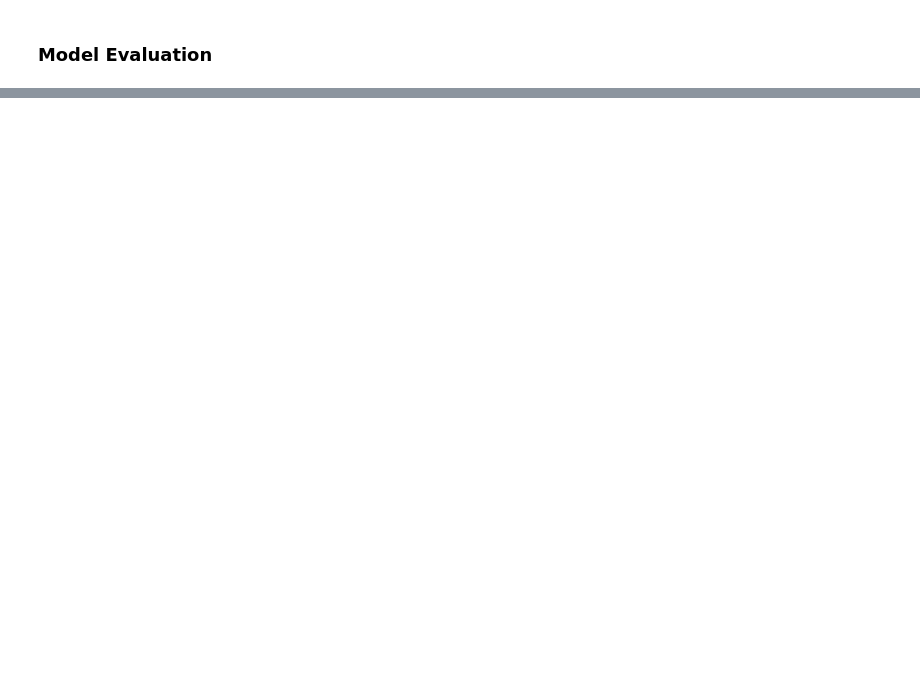
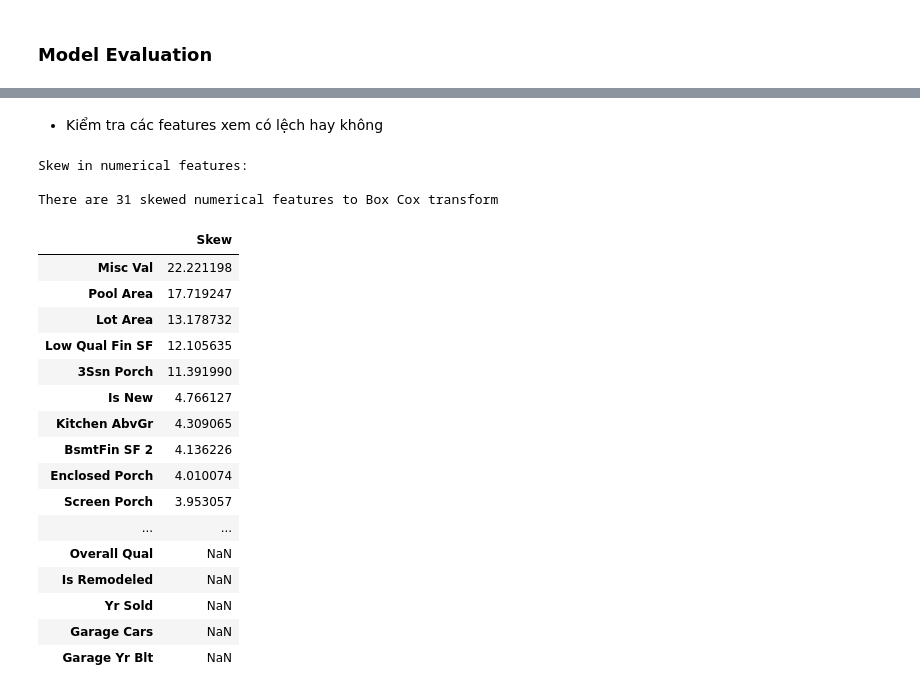
Before and after one commit to quocanh944/AmesHousingML, a Jupyter notebook: final.ipynb, the cells around one changed output, grey strips where cells are left out. Saved outputs shown, nothing was run; the diff lists cells and outputs as text; code cells hidden in the pictures; blank space fills up the shorter version.

```diff
--- a/final.ipynb
+++ b/final.ipynb
@@ -1176,0 +1276,41 @@ plt.show()
+# %% [markdown]
+* Kiểm tra các features xem có lệch hay không
+# %%
+from scipy import stats
+
+numeric_feats = df.dtypes[df.dtypes != "object"].index
+
+# Check the skew of all numerical features
+skewed_feats = df[numeric_feats].apply(lambda x: stats.skew(x.dropna())).sort_values(ascending=False)
+print("\nSkew in numerical features: \n")
+skewness = pd.DataFrame({'Skew' :skewed_feats})
+skewness.head(10)
+#
+skewness = skewness[abs(skewness) > 0.75]
+print("There are {} skewed numerical features to Box Cox transform".format(skewness.shape[0]))
+# %% [output]
+Skew in numerical features:
+
+There are 31 skewed numerical features to Box Cox transform
+# %%
+skewness = skewness[abs(skewness) > 0.75]
+# %%
+skewness
+# %% [output]
+|  | Skew |
+| Misc Val | 22.221198 |
+| Pool Area | 17.719247 |
+| Lot Area | 13.178732 |
+| Low Qual Fin SF | 12.105635 |
+| 3Ssn Porch | 11.391990 |
+| Is New | 4.766127 |
+| Kitchen AbvGr | 4.309065 |
+| BsmtFin SF 2 | 4.136226 |
+| Enclosed Porch | 4.010074 |
+| Screen Porch | 3.953057 |
+| ... | ... |
+| Overall Qual | NaN |
+| Is Remodeled | NaN |
+| Yr Sold | NaN |
+| Garage Cars | NaN |
+| Garage Yr Blt | NaN |
```
Also changed, not shown: parts of 46 cells of this notebook.
